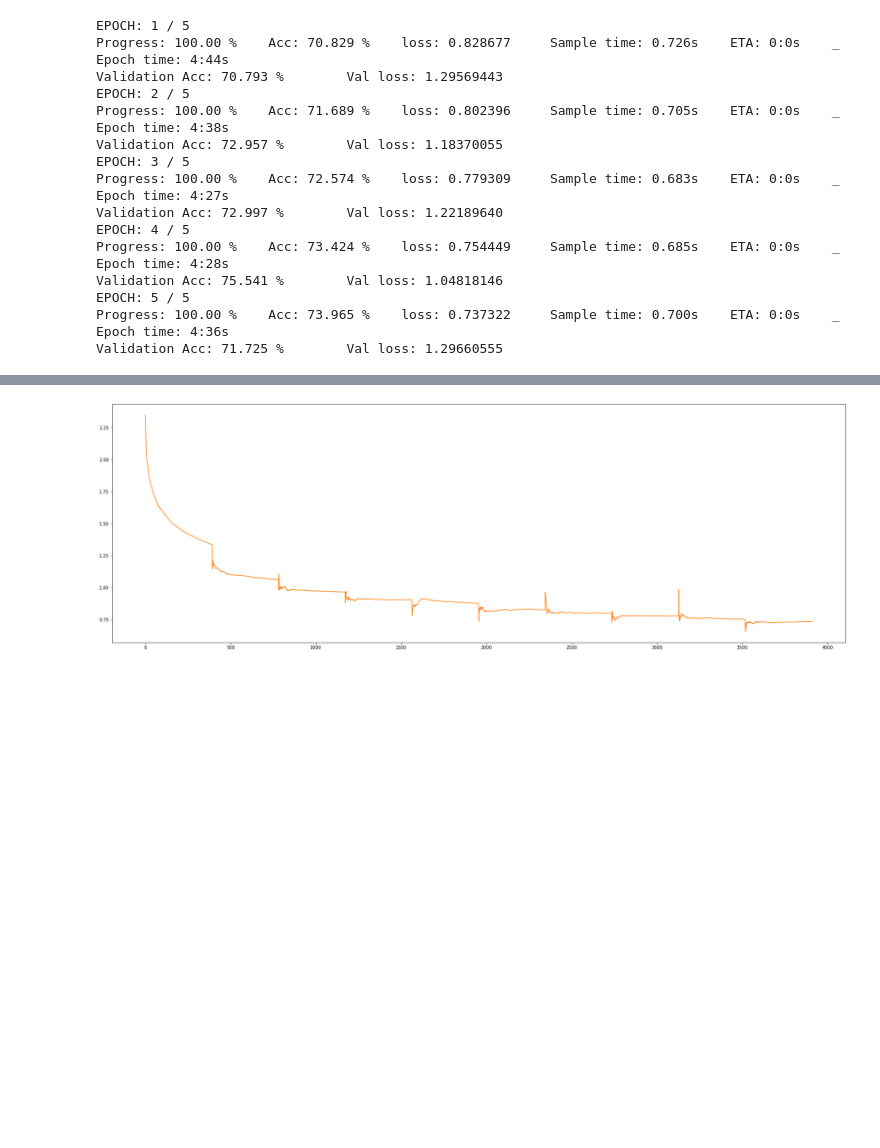
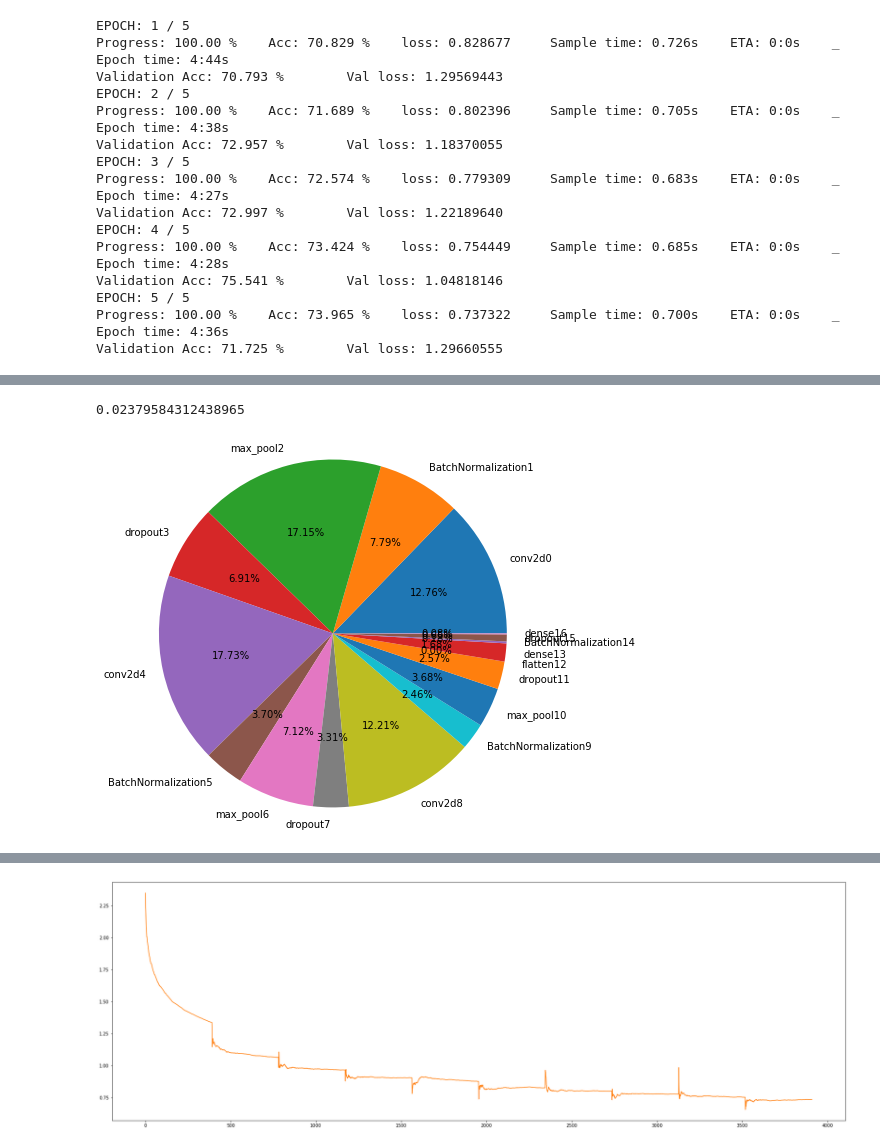
Before and after one commit to ShivamShrirao/dnn_from_scratch, a Jupyter notebook: cifar.ipynb, the cells around one changed output, grey strips where cells are left out. Saved outputs shown, nothing was run; the diff lists cells and outputs as text; code cells hidden in the pictures; blank space fills up the shorter version.

```diff
--- a/cifar.ipynb
+++ b/cifar.ipynb
@@ -199,0 +220,9 @@ Validation Acc: 71.725 %        Val loss: 1.29660555
+# %%
+model.otms
+# %% [output]
+0.02379584312438965
+# %%
+plt.pie(model.ftms/model.ftms.sum(),labels=ly,autopct='%1.2f%%',radius=2)
+plt.show()
+# %% [output]
+[figure, added]
```
Also changed, not shown: parts of 5 cells of this notebook, 7 other files.
